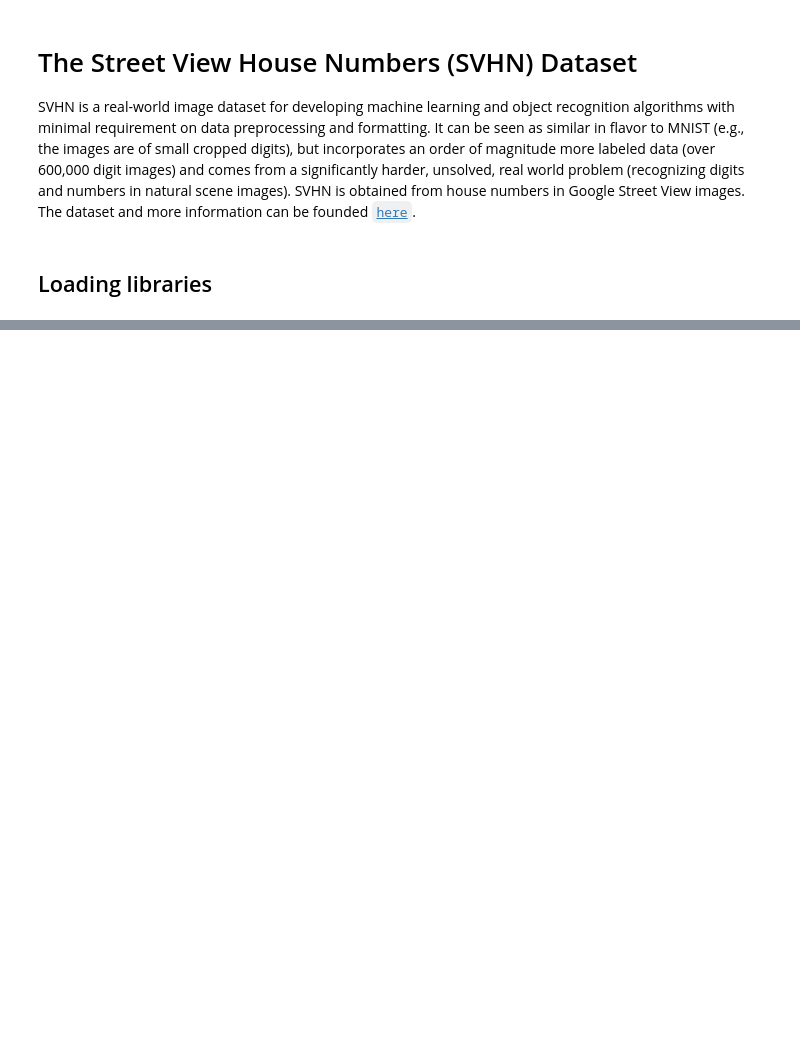
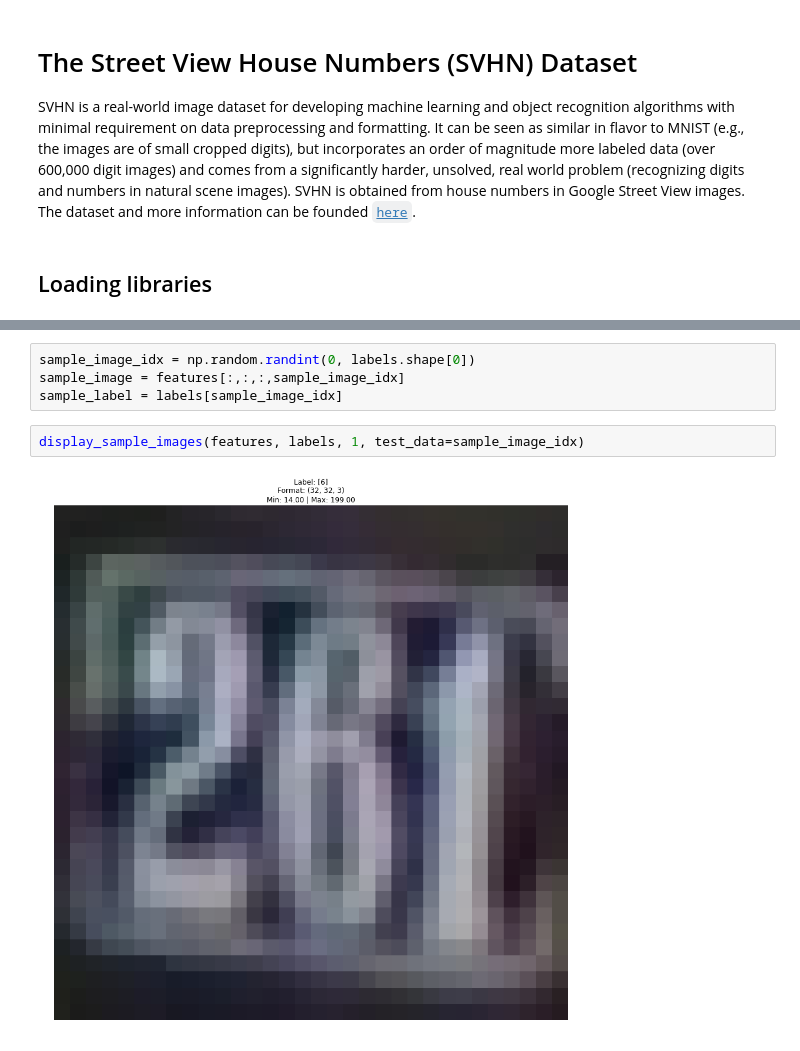
Before and after one commit to danresende/machine-learning, a Jupyter notebook: mlnd_capstone/project/draft.ipynb, the cells around one changed output, grey strips where cells are left out. Drawn from its saved outputs; the diff is of its cells as text; blank space fills up the shorter version.

```diff
--- a/mlnd_capstone/project/draft.ipynb
+++ b/mlnd_capstone/project/draft.ipynb
@@ -277,0 +410,8 @@ Predicted: [9]
+# %%
+sample_image_idx = np.random.randint(0, labels.shape[0])
+sample_image = features[:,:,:,sample_image_idx]
+sample_label = labels[sample_image_idx]
+# %%
+display_sample_images(features, labels, 1, test_data=sample_image_idx)
+# %% [output]
+[figure, added]
```
Also changed, not shown: parts of 57 cells of this notebook, 2 other files.
